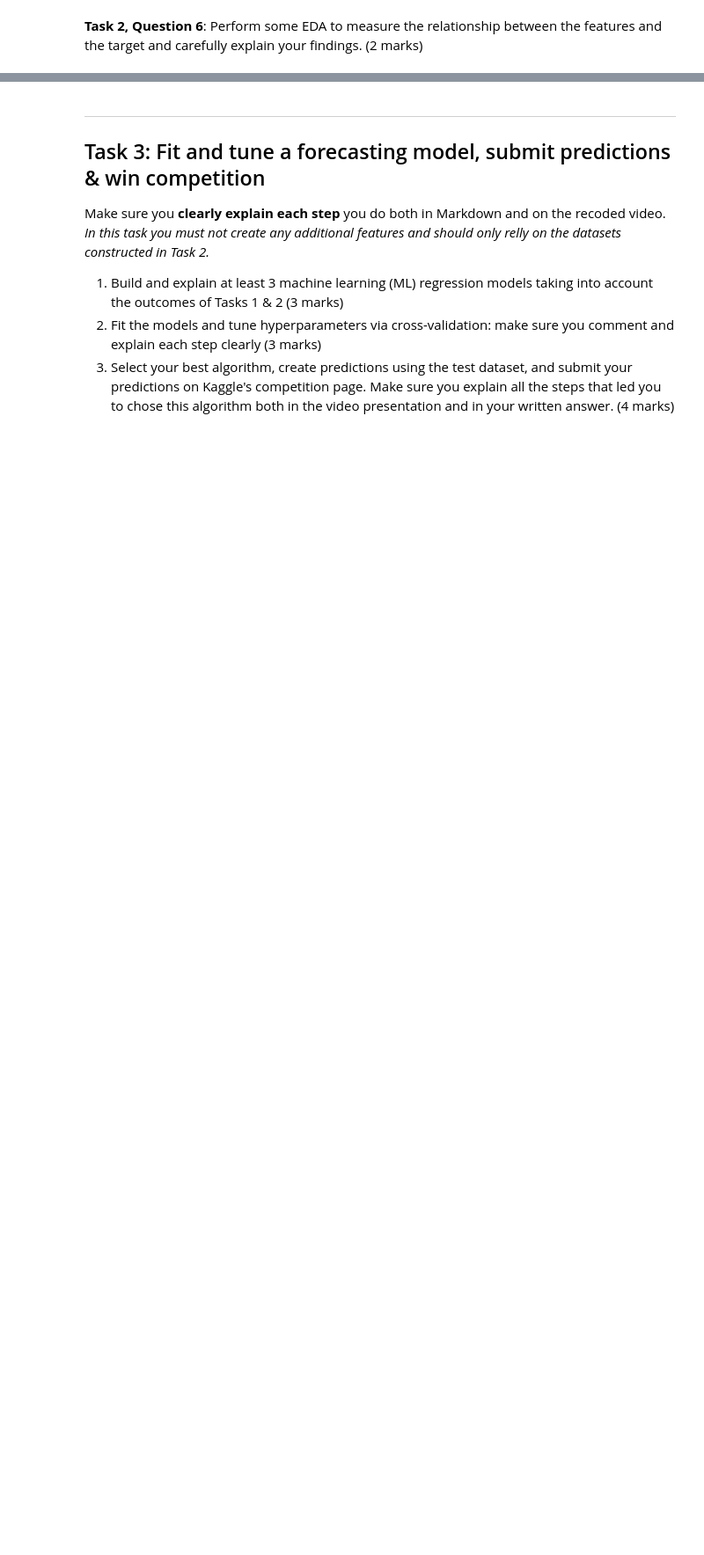
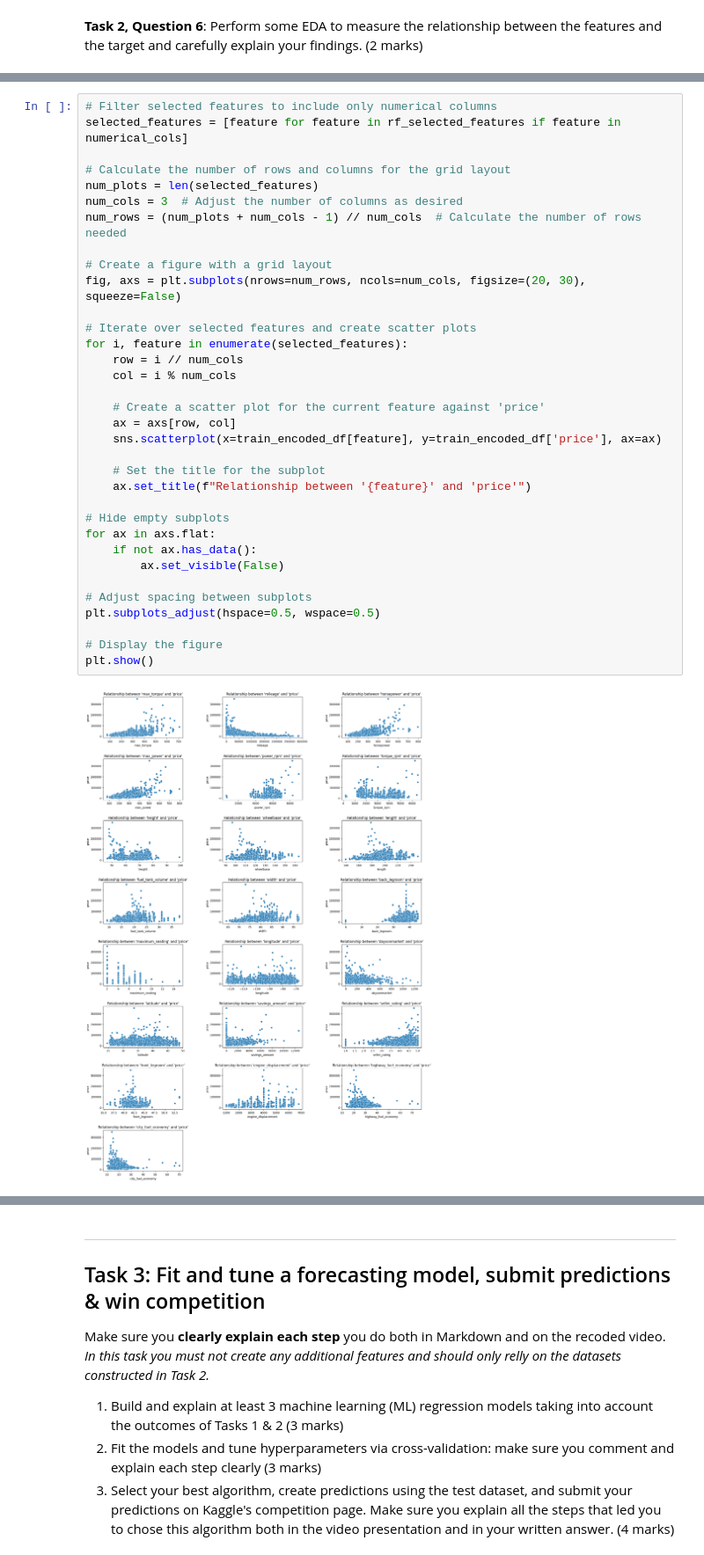
Before and after one commit to Tomor4341/Used-Car-Sales-Analysis, a Jupyter notebook: S1_2024_BUSA3020_final.ipynb, the cells around one changed output, grey strips where cells are left out. Shown at 88% size. Drawn from its saved outputs; the diff is of its cells as text; blank space fills up the shorter version.

```diff
--- a/S1_2024_BUSA3020_final.ipynb
+++ b/S1_2024_BUSA3020_final.ipynb
@@ -756 +722,37 @@ Text(0.5, 1.0, 'Correlation Matrix')
+# %%
+# Filter selected features to include only numerical columns
+selected_features = [feature for feature in rf_selected_features if feature in numerical_cols]
+
+# Calculate the number of rows and columns for the grid layout
+num_plots = len(selected_features)
+num_cols = 3  # Adjust the number of columns as desired
+num_rows = (num_plots + num_cols - 1) // num_cols  # Calculate the number of rows needed
+
+# Create a figure with a grid layout
+fig, axs = plt.subplots(nrows=num_rows, ncols=num_cols, figsize=(20, 30), squeeze=False)
+
+# Iterate over selected features and create scatter plots
+for i, feature in enumerate(selected_features):
+    row = i // num_cols
+    col = i % num_cols
+
+    # Create a scatter plot for the current feature against 'price'
+    ax = axs[row, col]
+    sns.scatterplot(x=train_encoded_df[feature], y=train_encoded_df['price'], ax=ax)
+
+    # Set the title for the subplot
+    ax.set_title(f"Relationship between '{feature}' and 'price'")
+
+# Hide empty subplots
+for ax in axs.flat:
+    if not ax.has_data():
+        ax.set_visible(False)
+
+# Adjust spacing between subplots
+plt.subplots_adjust(hspace=0.5, wspace=0.5)
+
+# Display the figure
+plt.show()
+# %% [output]
+[figure, added]
 # %% [markdown]
```
Also changed, not shown: parts of 72 cells of this notebook, 12 other files.
